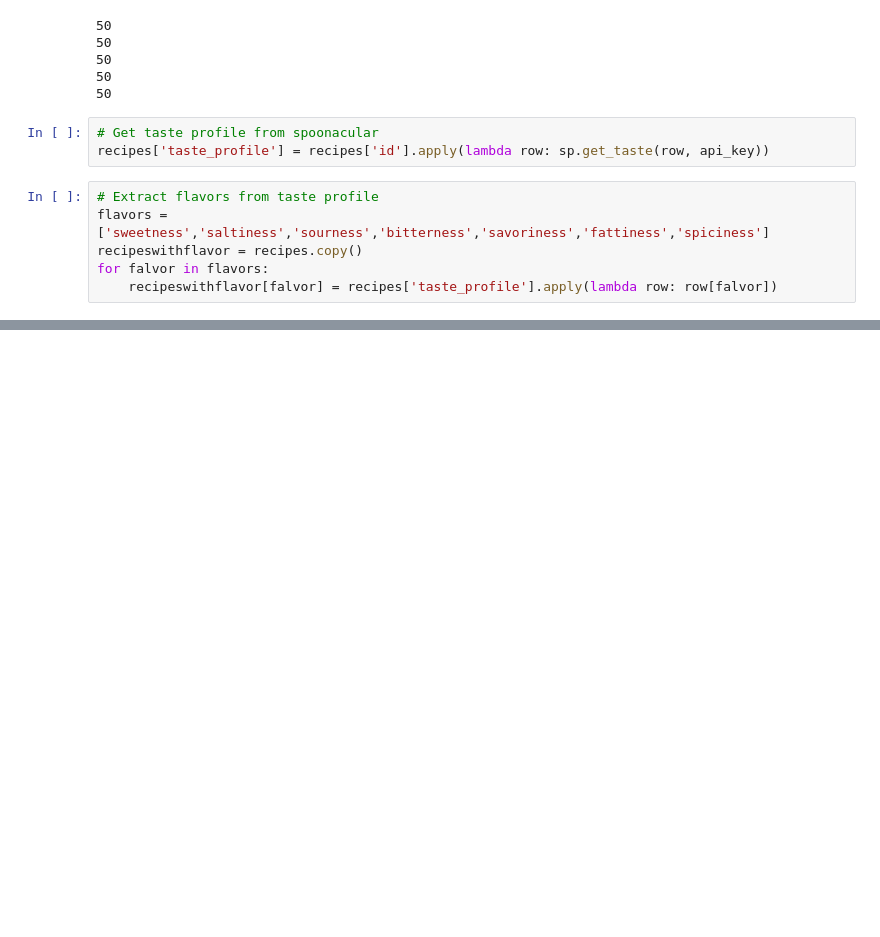
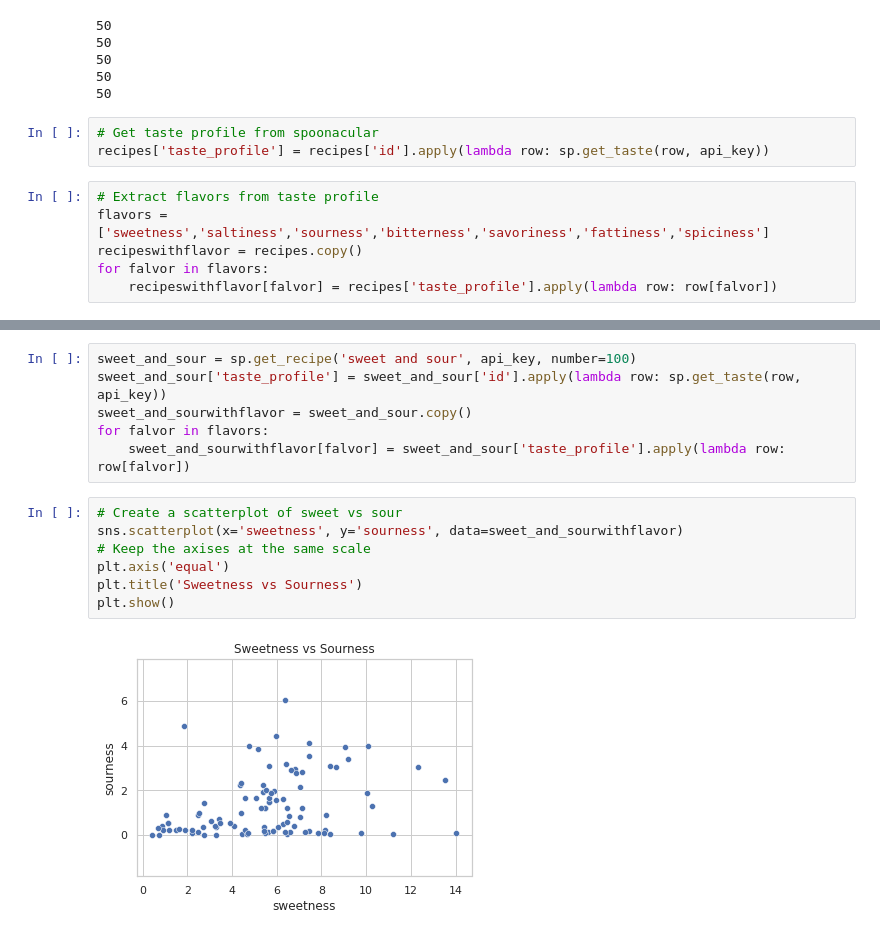
Before and after one commit to CodyBurker/Recipe-Radar, a Jupyter notebook: SpoontasticTest.ipynb, the cells around one changed output, grey strips where cells are left out. Drawn from its saved outputs; the diff is of its cells as text; blank space fills up the shorter version.

```diff
--- a/SpoontasticTest.ipynb
+++ b/SpoontasticTest.ipynb
@@ -66,0 +59,15 @@ plt.show()
+# %%
+sweet_and_sour = sp.get_recipe('sweet and sour', api_key, number=100)
+sweet_and_sour['taste_profile'] = sweet_and_sour['id'].apply(lambda row: sp.get_taste(row, api_key))
+sweet_and_sourwithflavor = sweet_and_sour.copy()
+for falvor in flavors:
+    sweet_and_sourwithflavor[falvor] = sweet_and_sour['taste_profile'].apply(lambda row: row[falvor])
+# %%
+# Create a scatterplot of sweet vs sour
+sns.scatterplot(x='sweetness', y='sourness', data=sweet_and_sourwithflavor)
+# Keep the axises at the same scale
+plt.axis('equal')
+plt.title('Sweetness vs Sourness')
+plt.show()
+# %% [output]
+[figure, added]
```
Also changed, not shown: parts of 6 cells of this notebook.
